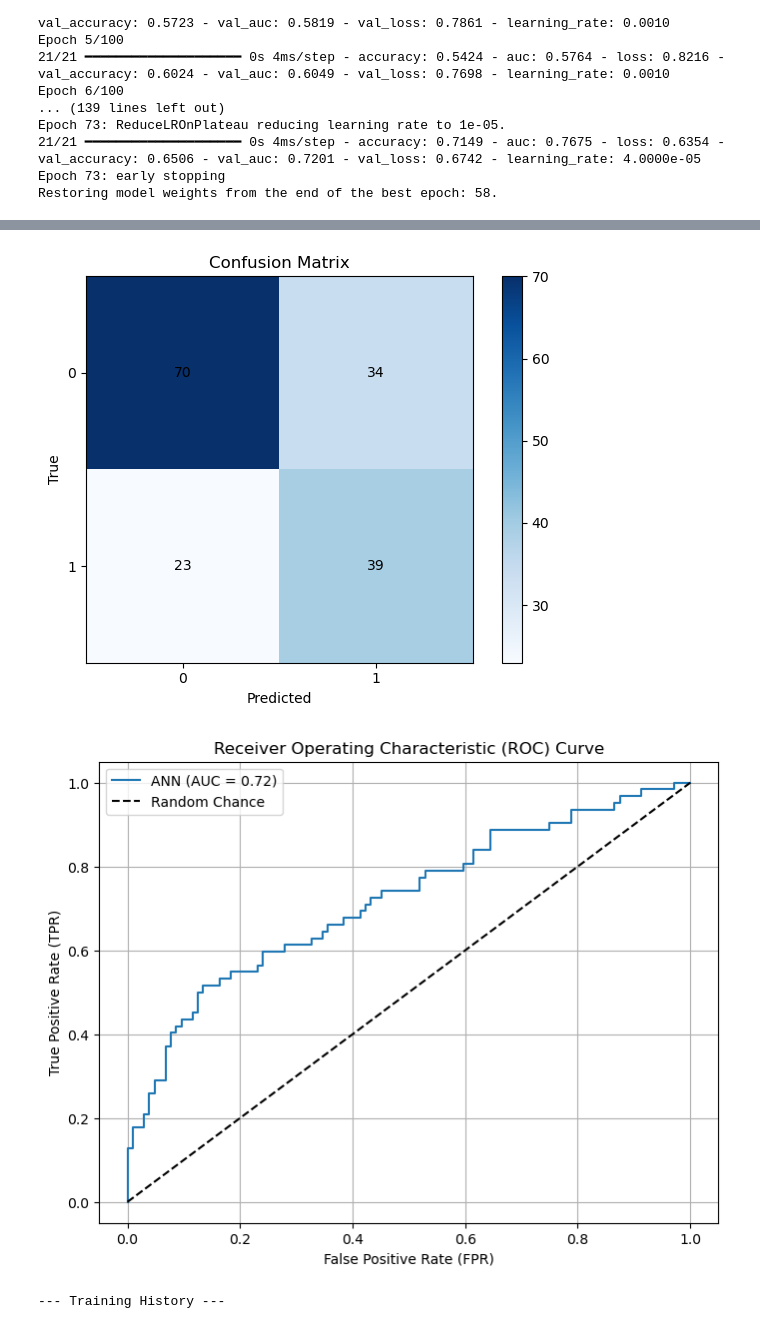
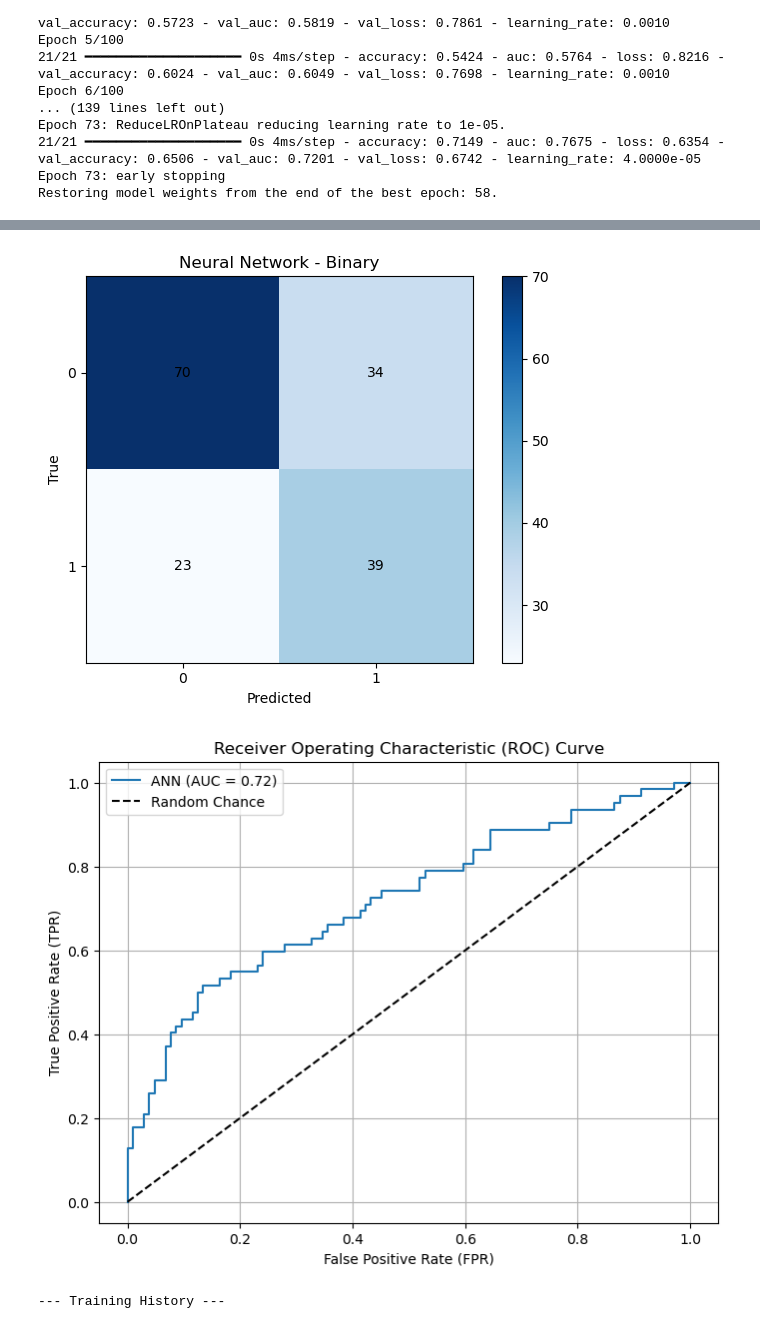
Before and after one commit to Aliuddink/CS-4210-Group-Project, a Jupyter notebook: nn_binary.ipynb, the cells around one changed output, grey strips where cells are left out. Cells and saved outputs as stored; diff of their text form; code cells hidden in the pictures.

```diff
--- a/nn_binary.ipynb
+++ b/nn_binary.ipynb
@@ -278,7 +278,7 @@ plt.colorbar(im)
 # Add labels and title
 ax.set_xlabel('Predicted')
 ax.set_ylabel('True')
-ax.set_title('Confusion Matrix')
+ax.set_title('Neural Network - Binary')
 
 # Set tick marks and class labels
 ax.set_xticks([0, 1])
@@ -345,14 +345,14 @@ Test AUC: 0.7201
 
 --- Classification Report (Threshold=0.5) ---
               precision    recall  f1-score   support
 
            0       0.75      0.67      0.71       104
            1       0.53      0.63      0.58        62
 
     accuracy                           0.66       166
    macro avg       0.64      0.65      0.64       166
 weighted avg       0.67      0.66      0.66       166
-[figure, old version]
+[figure, new version]
 [figure]
 --- Training History ---
 [figure]
```
Also changed, not shown: parts of 1 cell of this notebook, 2 other files.
